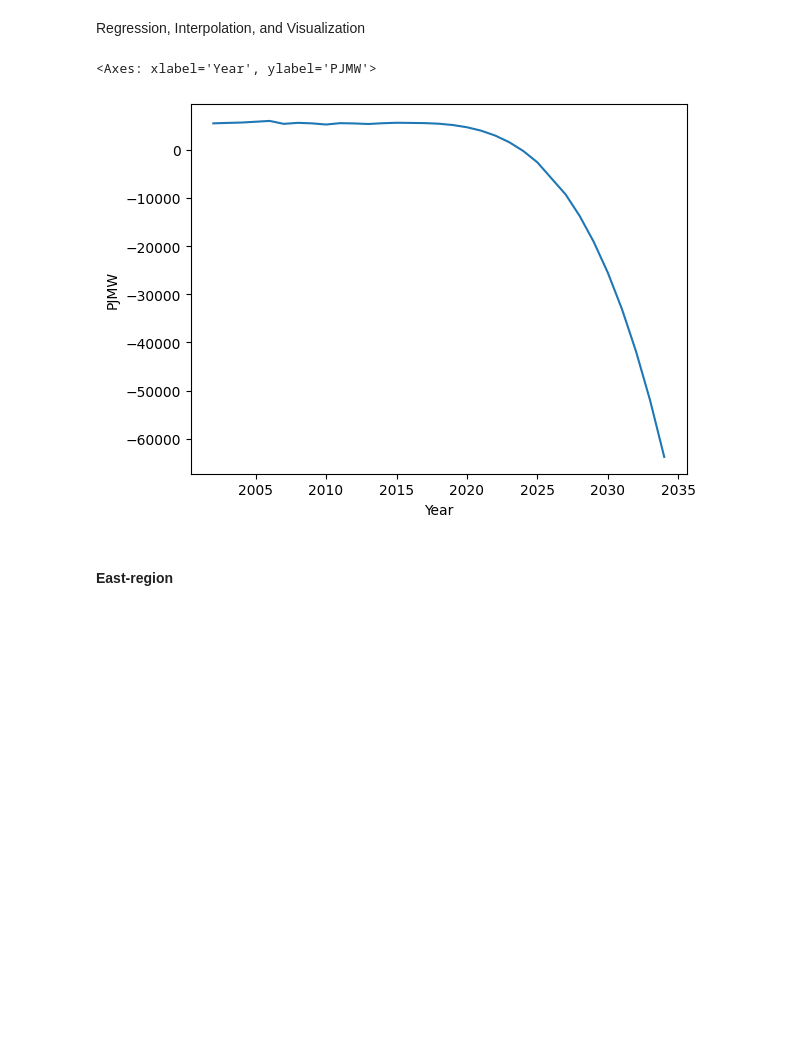
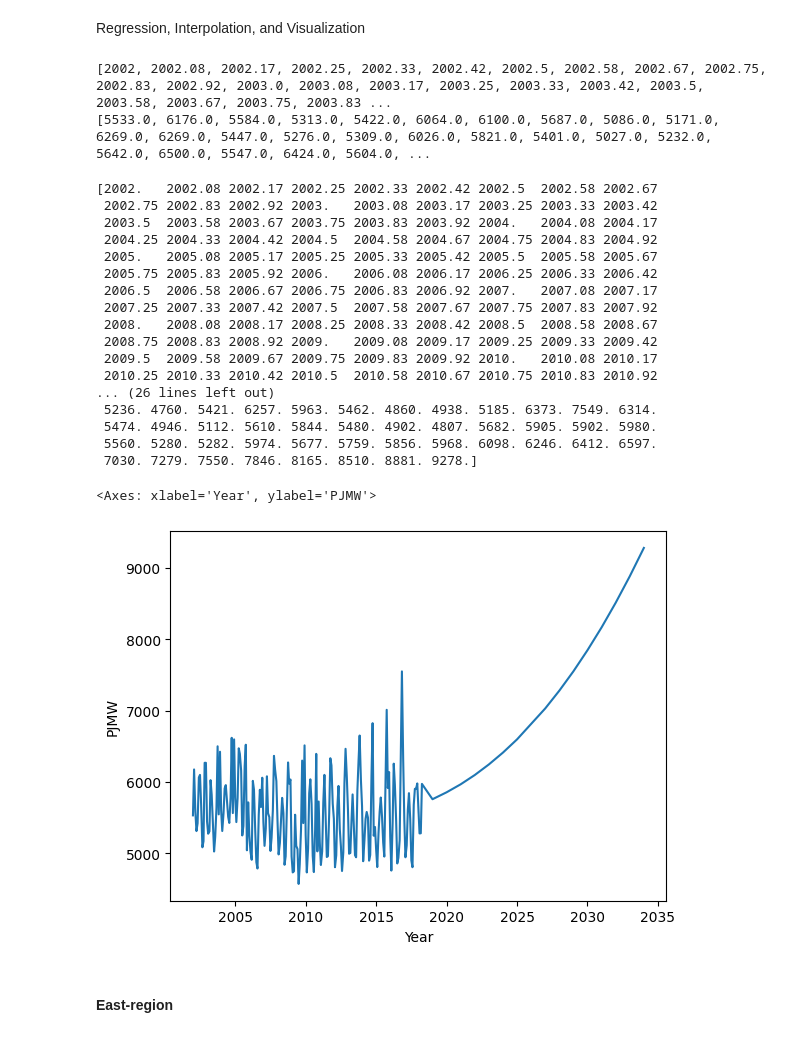
Before and after one commit to McSpillaro/Freelance-Portfolio, a Jupyter notebook: Projects/(c) PJM Energy/energyPredict.ipynb, the cells around one changed output. Drawn from its saved outputs; the diff is of its cells as text; code cells hidden in the pictures; blank space fills up the shorter version.

Commit message:
Update energyPredict.ipynb
Instead of averaging each year's PJMW, I averaged each month's PJMW per the year it is in to get more data points to create a better future regression model.

```diff
--- a/Projects/(c) PJM Energy/energyPredict.ipynb
+++ b/Projects/(c) PJM Energy/energyPredict.ipynb
@@ -125,27 +134,32 @@ for i in range(len(usedYears)): # type converts usedYears vals from str -> int
 # %% [markdown]
 Regression, Interpolation, and Visualization
 # %%
-years = np.array(usedYears) # converting lists to array
-avgPJMWs = np.array(avgs) # converting lists to array
+x_Years = np.array(years_list)
+y_PJMW = np.array(avg_per_year_month)
 
-p = np.polyfit(years, avgPJMWs, 4) # 2rd order regression
+p = np.polyfit(years_list, avg_per_year_month, 3) # 2rd order regression
 a = p[0] # parameters (coeff) of regression equation -> 1st param
 b = p[1] # parameters (coeff) of regression equation -> 2nd param
 c = p[2] # parameters (coeff) of regression equation -> 3nd param
-d = p[3] # parameters (coeff) of regression equation -> 4th param
-e = p[4] # parameters (coeff) of regression equation -> 5th param
+d = p[3] # parameters (coeff) of regression equation -> 3nd param
+
+print(years_list)
+print(avg_per_year_month)
+# %% [output]
+[2002, 2002.08, 2002.17, 2002.25, 2002.33, 2002.42, 2002.5, 2002.58, 2002.67, 2002.75, 2002.83, 2002.92, 2003.0, 2003.08, 2003.17, 2003.25, 2003.33, 2003.42, 2003.5, 2003.58, 2003.67, 2003.75, 2003.83 ...
+[5533.0, 6176.0, 5584.0, 5313.0, 5422.0, 6064.0, 6100.0, 5687.0, 5086.0, 5171.0, 6269.0, 6269.0, 5447.0, 5276.0, 5309.0, 6026.0, 5821.0, 5401.0, 5027.0, 5232.0, 5642.0, 6500.0, 5547.0, 6424.0, 5604.0, ...
 # %%
 def year_vs_PJMW_USWest(x): # defining equation obtained from regression of data
-    return a*x**4 + b*x**3 + c*x**2 + d*x + e
+    return a*x**3 + b*x**2 + c*x + d
 # %%
 newPJMWs = [] # temp lists for new PJMWs from regression equation
 
-startYear = 2018 # year to start regression from
-endYear = startYear + len(usedYears) # year to end regression
-newYears = np.linspace(startYear, endYear, 16) # year values as list
+start_year = 2018 # year to start regression from
+end_year = start_year + 16 # year to end regression
+new_years = np.linspace(start_year, end_year, 16) # year values as list
 
-for i in range(len(usedYears)): # projected PJMWs per year
-    newYears[i] = round(newYears[i], 0) # rounding years to whole num
-    newPJMWs.append(round(year_vs_PJMW_USWest(round(newYears[i], 0)), 0))
+for i in range(len(new_years)): # projected PJMWs per year
+    new_years[i] = round(new_years[i], 0) # rounding years to whole num
+    newPJMWs.append(round(year_vs_PJMW_USWest(round(new_years[i], 0)), 0))
 
-newPJMWs = np.array(newPJMWs) # convert list to array
+regr_avg_per_year_month = np.array(newPJMWs) # convert list to array
@@ -157,26 +166,41 @@ for i in range(len(usedYears)): # looping through each new year to interpolate t
 # %%
 y = np.concatenate( # y-vals of graph -> PJMWs
-    (avgPJMWs, newPJMWs),
+    (avg_per_year_month, regr_avg_per_year_month),
     axis=0)
 
 x = np.concatenate( # x-vals of graph -> Years
-    (years, newYears),
+    (x_Years, new_years),
     axis=0
 )
 
-y2 = np.concatenate(
-    (avgPJMWs, newPJMWs_Interpolated),
-    axis=0
-)
+print(x)
+print(y)
 
 yr_v_pjmw = {'Year':x, 'PJMW':y} # creating dictionary of labeled columns
 
 plotDF = pd.DataFrame(yr_v_pjmw) # creating dataframe from dictionary for plotting
 
 sbn.lineplot(data=plotDF, x='Year', y='PJMW')
 # %% [output]
-<Axes: xlabel='Year', ylabel='PJMW'>
+[2002.   2002.08 2002.17 2002.25 2002.33 2002.42 2002.5  2002.58 2002.67
+ 2002.75 2002.83 2002.92 2003.   2003.08 2003.17 2003.25 2003.33 2003.42
+ 2003.5  2003.58 2003.67 2003.75 2003.83 2003.92 2004.   2004.08 2004.17
+ 2004.25 2004.33 2004.42 2004.5  2004.58 2004.67 2004.75 2004.83 2004.92
+ 2005.   2005.08 2005.17 2005.25 2005.33 2005.42 2005.5  2005.58 2005.67
+ 2005.75 2005.83 2005.92 2006.   2006.08 2006.17 2006.25 2006.33 2006.42
+ 2006.5  2006.58 2006.67 2006.75 2006.83 2006.92 2007.   2007.08 2007.17
+ 2007.25 2007.33 2007.42 2007.5  2007.58 2007.67 2007.75 2007.83 2007.92
+ 2008.   2008.08 2008.17 2008.25 2008.33 2008.42 2008.5  2008.58 2008.67
+ 2008.75 2008.83 2008.92 2009.   2009.08 2009.17 2009.25 2009.33 2009.42
+ 2009.5  2009.58 2009.67 2009.75 2009.83 2009.92 2010.   2010.08 2010.17
+ 2010.25 2010.33 2010.42 2010.5  2010.58 2010.67 2010.75 2010.83 2010.92
+... (26 lines left out)
+ 5236. 4760. 5421. 6257. 5963. 5462. 4860. 4938. 5185. 6373. 7549. 6314.
+ 5474. 4946. 5112. 5610. 5844. 5480. 4902. 4807. 5682. 5905. 5902. 5980.
+ 5560. 5280. 5282. 5974. 5677. 5759. 5856. 5968. 6098. 6246. 6412. 6597.
+ 7030. 7279. 7550. 7846. 8165. 8510. 8881. 9278.]
+<Axes: xlabel='Year', ylabel='PJMW'>
-[figure, old version]
+[figure, new version]
 # %% [markdown]
 #### East-region
 # %%
```
Also changed, not shown: parts of 2 cells of this notebook.
